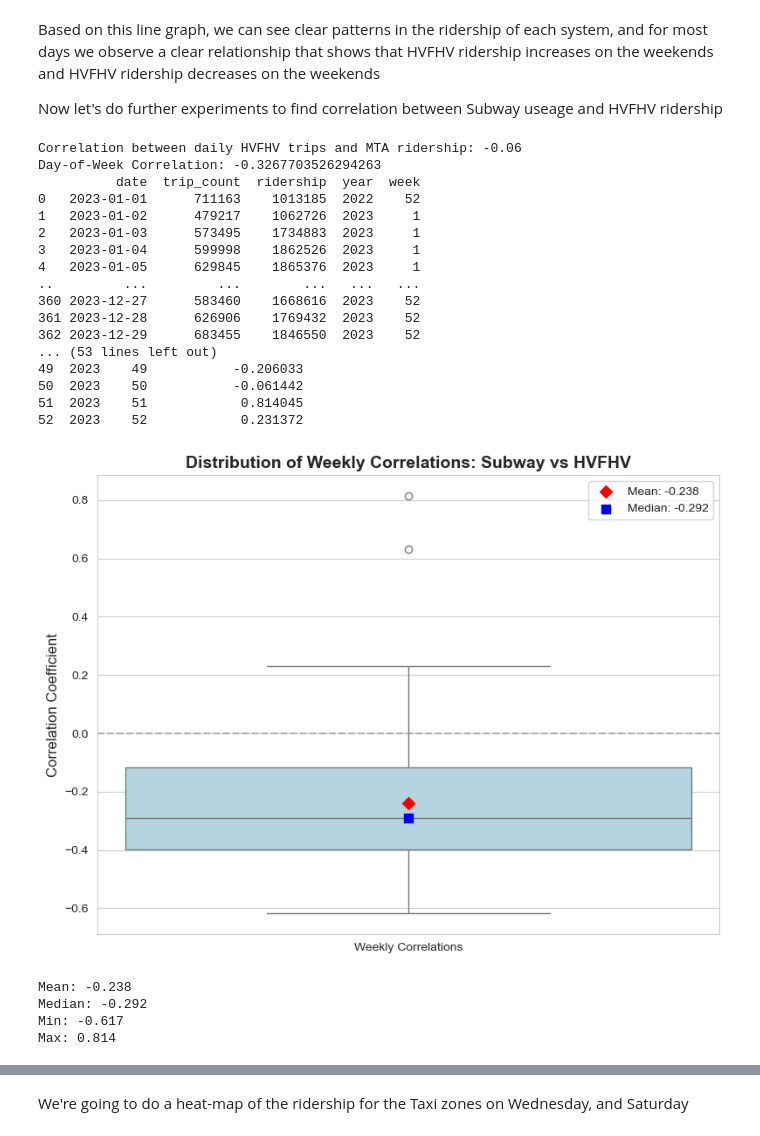
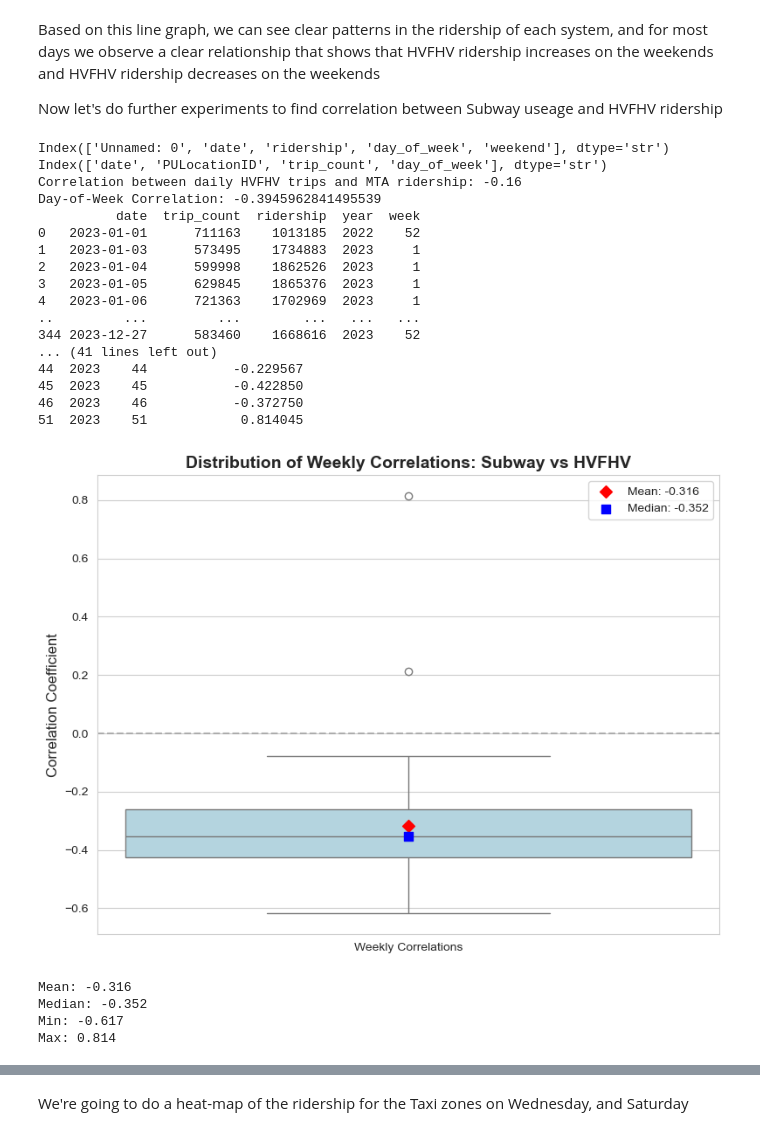
Before and after one commit to COGS108/Group063_WI26, a Jupyter notebook: aaron_analysis.ipynb, the cells around one changed output, grey strips where cells are left out. Cells and saved outputs as stored; diff of their text form; code cells hidden in the pictures.

Commit message:
updated total ridership file, and added data analysis to the EDA checkpoint

```diff
--- a/aaron_analysis.ipynb
+++ b/aaron_analysis.ipynb
@@ -186,29 +183,39 @@ Based on this line graph, we can see clear patterns in the ridership of each sys
 
 Now let's do further experiments to find correlation between Subway useage and HVFHV ridership
 # %%
-hvfhv_daily = hvfhv_df.groupby("date")["trip_count"].sum().reset_index()
+mta_df = pd.read_csv('data/02-processed/MTA_Ridership_cleaned.csv')
+mta_df['date'] = pd.to_datetime(mta_df['date'])
+#print(mta_df.columns)
+
+ridehail_df = pd.read_csv('data/02-processed/total_ridership.csv')
+ridehail_df['date'] = pd.to_datetime(ridehail_df['date'])
+ridehail_df['day_of_week'] = ridehail_df['date'].dt.day_name()
+#print(ridehail_df.columns)
+
+ridehail_daily_df = ridehail_df.groupby("date")["trip_count"].sum().reset_index()
 mta_daily = mta_df.groupby("date")["ridership"].sum().reset_index()
-agg_df = pd.merge(hvfhv_daily, mta_daily, on="date")
+agg_df = pd.merge(ridehail_daily_df, mta_daily, on="date")
+
 
 correlation = agg_df["trip_count"].corr(agg_df["ridership"])
 print(f"Correlation between daily HVFHV trips and MTA ridership: {correlation:.2f}")
+#correlation is pretty low
 
+ridehail_dow = ridehail_df.groupby("day_of_week")["trip_count"].mean().reset_index()
+# Add day_of_week to mta_df //  Day of the week is already builtin need to do for
+#the other now
+# mta_df["day_of_week"] = pd.to_datetime(mta_df["date"]).dt.day_name()
 
-hvfhv_dow = hvfhv_df.groupby("day_of_week")["trip_count"].mean().reset_index()
-
-# Add day_of_week to mta_df
-mta_df["day_of_week"] = pd.to_datetime(mta_df["date"]).dt.day_name()
-
+#Now let's sort this by the day of the week
+#Now let's see if there's correlation between the days of the week
 mta_dow = mta_df.groupby("day_of_week")["ridership"].mean().reset_index()
-
-df_dow = pd.merge(hvfhv_dow, mta_dow, on="day_of_week")
-
-
-
+df_dow = pd.merge(ridehail_dow, mta_dow, on="day_of_week")
 correlation = df_dow["trip_count"].corr(df_dow["ridership"])
 print("Day-of-Week Correlation:", correlation)
 
-daily_df = pd.merge(hvfhv_daily, mta_daily, on="date")
+
+#Now let's see what the variance of the correlation is
+daily_df = pd.merge(ridehail_daily_df, mta_daily, on="date")
 daily_df["year"] = daily_df["date"].dt.isocalendar().year
 daily_df["week"] = daily_df["date"].dt.isocalendar().week
 
@@ -218,7 +225,8 @@ def weekly_corr_func(x):
     else:
         return None
 
-print(daily_df)
+
+#print(daily_df)
 weekly_corr = (
     daily_df
     .groupby(["year", "week"])
@@ -230,9 +238,11 @@ weekly_corr = weekly_corr.dropna()
 
 print(weekly_corr)
 
+weekly_corr = weekly_corr.dropna()
 weekly_corr_clean = weekly_corr["weekly_correlation"].dropna()
 
-# Create boxplot of correlations
+
+# Now let's Create a boxplot of the correlations
 # Set style
 sns.set_style("whitegrid")
 
@@ -265,48 +275,48 @@ plt.legend()
 plt.tight_layout()
 plt.show()
 
 
 #Histogram of weekly correlations
 # Print stats
 print(f"Mean: {mean_val:.3f}")
 print(f"Median: {median_val:.3f}")
 print(f"Min: {weekly_corr_clean.min():.3f}")
 print(f"Max: {weekly_corr_clean.max():.3f}")
 
 plt.figure(figsize=(8, 6))
 plt.hist(weekly_corr_clean, bins=15, color='steelblue', edgecolor='black', alpha=0.7)
 plt.axvline(x=weekly_corr_clean.mean(), color='red', linestyle='--',
             label=f'Mean: {weekly_corr_clean.mean():.2f}')
 plt.axvline(x=weekly_corr_clean.median(), color='blue', linestyle='--',
             label=f'Median: {weekly_corr_clean.median():.2f}')
 plt.axvline(x=0, color='gray', linestyle='-', alpha=0.5)
 plt.title('Distribution of Weekly Correlations', fontweight='bold')
 plt.xlabel('Correlation')
 plt.ylabel('Frequency')
 plt.legend()
 plt.grid(True, alpha=0.3)
 plt.tight_layout()
 plt.show()
 # %% [output]
-Correlation between daily HVFHV trips and MTA ridership: -0.06
-Day-of-Week Correlation: -0.3267703526294263
+Index(['Unnamed: 0', 'date', 'ridership', 'day_of_week', 'weekend'], dtype='str')
+Index(['date', 'PULocationID', 'trip_count', 'day_of_week'], dtype='str')
+Correlation between daily HVFHV trips and MTA ridership: -0.16
+Day-of-Week Correlation: -0.3945962841495539
           date  trip_count  ridership  year  week
 0   2023-01-01      711163    1013185  2022    52
-1   2023-01-02      479217    1062726  2023     1
-2   2023-01-03      573495    1734883  2023     1
-3   2023-01-04      599998    1862526  2023     1
-4   2023-01-05      629845    1865376  2023     1
+1   2023-01-03      573495    1734883  2023     1
+2   2023-01-04      599998    1862526  2023     1
+3   2023-01-05      629845    1865376  2023     1
+4   2023-01-06      721363    1702969  2023     1
 ..         ...         ...        ...   ...   ...
-360 2023-12-27      583460    1668616  2023    52
-361 2023-12-28      626906    1769432  2023    52
-362 2023-12-29      683455    1846550  2023    52
-... (53 lines left out)
-49  2023    49           -0.206033
-50  2023    50           -0.061442
+344 2023-12-27      583460    1668616  2023    52
+... (41 lines left out)
+44  2023    44           -0.229567
+45  2023    45           -0.422850
+46  2023    46           -0.372750
 51  2023    51            0.814045
-52  2023    52            0.231372
-[figure, old version]
+[figure, new version]
-Mean: -0.238
-Median: -0.292
+Mean: -0.316
+Median: -0.352
 Min: -0.617
 Max: 0.814
```
Also changed, not shown: parts of 5 cells of this notebook, 3 other files.
